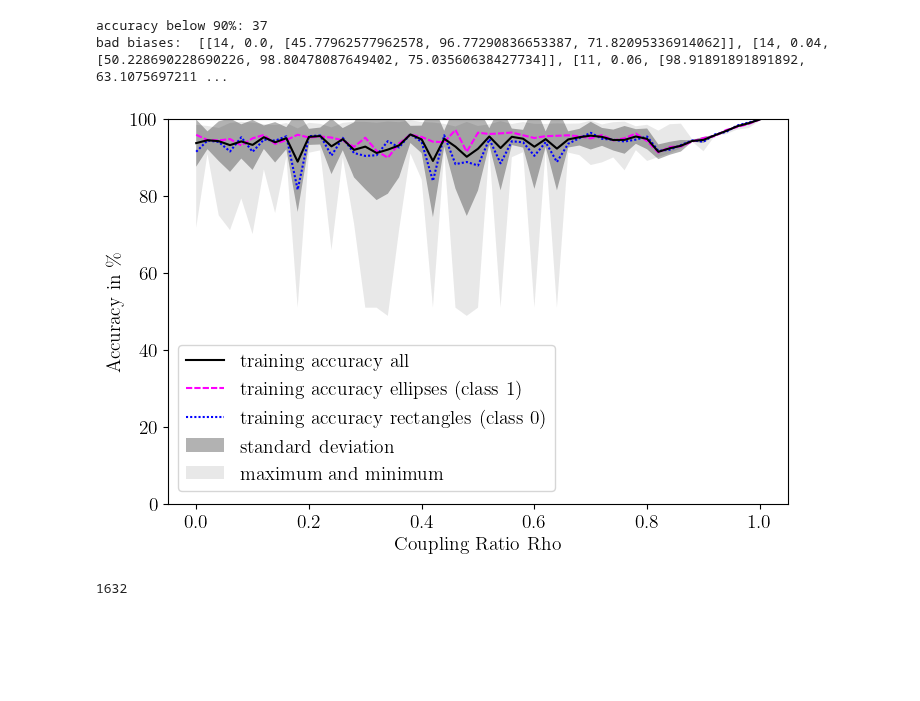
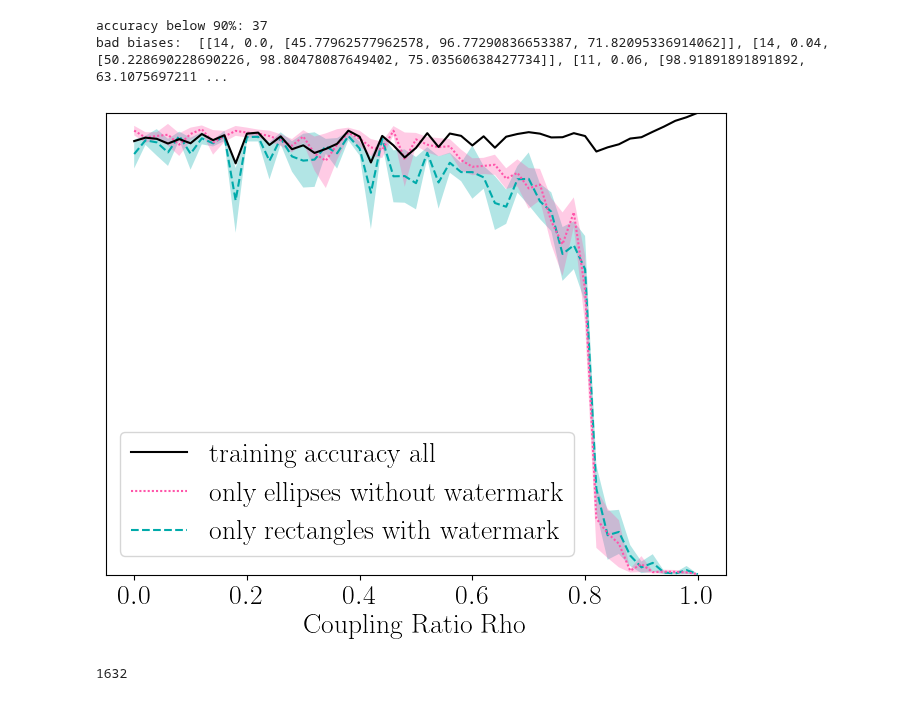
Before and after one commit to lillijo/xai-evaluation-master-thesis, a Jupyter notebook: experiments/random_visualizations.ipynb, the cells around one changed output. Cells and saved outputs as stored; diff of their text form; code cells hidden in the pictures; blank space fills up the shorter version.

```diff
--- a/experiments/random_visualizations.ipynb
+++ b/experiments/random_visualizations.ipynb
@@ -33,15 +33,18 @@ from expbasics.visualizations import my_plot_grid
 
 
 plt.rcParams['text.usetex'] = True
-matplotlib.rcParams.update({'font.family': 'serif', "font.size": 14})
+matplotlib.rcParams.update({'font.family': 'serif', "font.size": 20})
 # %%
+A = "outputs/overlap_more_seeds3.json"
+B = "outputs/retrain.json"
+
 ers = plot_accuracies(
-    "outputs/overlap_more_seeds3.json", 90, num_it=16, intervened=False
+    A, 90, num_it=16, intervened=True, istop=False, isleft=False
 )
 # %% [output]
 accuracy below 90%: 37
 bad biases:  [[14, 0.0, [45.77962577962578, 96.77290836653387, 71.82095336914062]], [14, 0.04, [50.228690228690226, 98.80478087649402, 75.03560638427734]], [11, 0.06, [98.91891891891892, 63.1075697211 ...
-[figure, old version]
+[figure, new version]
 # %%
 2*816
 # %% [output]
```
Also changed, not shown: parts of 5 cells of this notebook, 3 other files.
